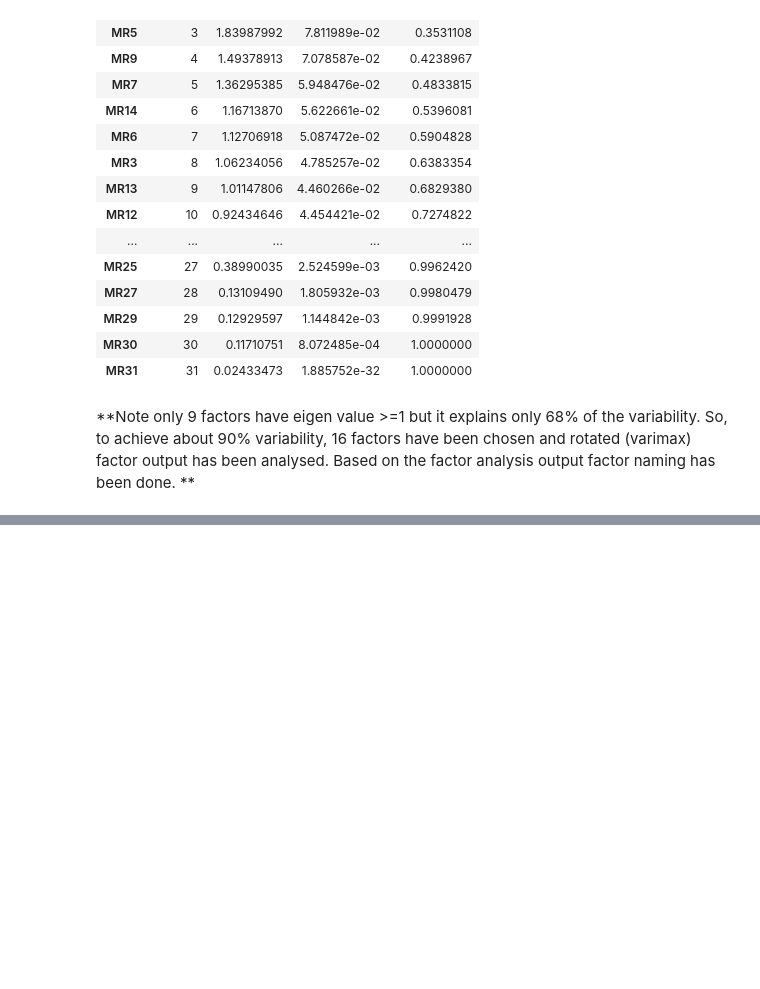
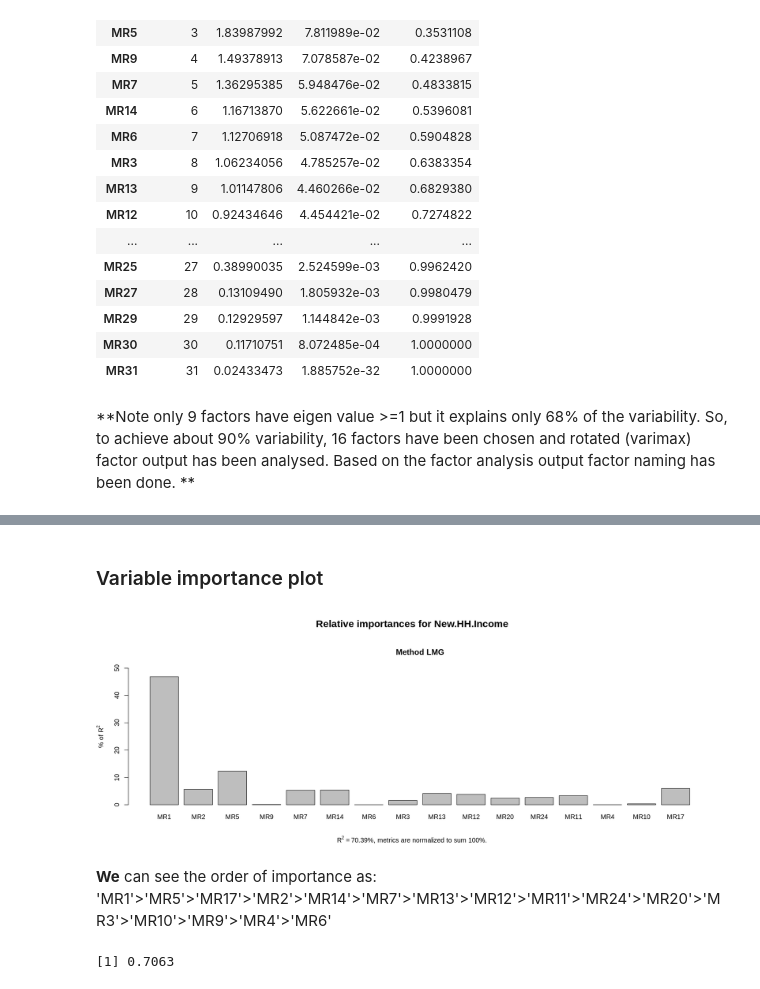
Before and after one commit to prakashsukhwal/Financial-Analytics-GARCH-Factor-Analysis-and-RNN-Models-, a Jupyter notebook: FA_sol_R_translation.ipynb, the cells around one changed output, grey strips where cells are left out. Drawn from its saved outputs; the diff is of its cells as text; code cells hidden in the pictures; blank space fills up the shorter version.

```diff
--- a/FA_sol_R_translation.ipynb
+++ b/FA_sol_R_translation.ipynb
@@ -264,8 +267,8 @@ table(sapply(dt, class))
 # use the 31 numeric vars for factor analysis
 # remove the raw and transformed target
 dt_num = dt %>%
-         select(where(is.numeric))%>%
-         select(-c(HH.Income, Total.Household.Income))
+         dplyr::select(where(is.numeric))%>%
+         dplyr::select(-c(HH.Income, Total.Household.Income))
 table(sapply(dt_num, class))
 # %% [output]
 integer
@@ -358,0 +365,13 @@ A data.frame: 31 × 16
+# %%
+#obtain factor scores
+fs = factor.scores(dt_num, fa.none)
+#get the columns of factor scores for each case
+fs = fs$scores
+#append factor scores to dataset
+dt_num_fa = cbind(dt_num, fs)
+# also add the new HH Income column
+old.Income = dt$Total.Household.Income
+New.HH.Income = dt$HH.Income
+dt_num_fa = cbind(dt_num_fa, New.HH.Income,old.Income)
+
+head(dt_num_fa, 4)
@@ -358,0 +419,3 @@ A data.frame: 31 × 16
+# %%
+dt_num_fa = dt_num_fa %>%
+dplyr::select(cols)
@@ -358,0 +448,3 @@ A data.frame: 31 × 16
+# %%
+lm_mod = lm(New.HH.Income ~ . -old.Income , data = dt_num_fa)
+summary(lm_mod)
@@ -358,0 +479,2 @@ A data.frame: 31 × 16
+# %% [markdown]
+### Variable importance plot
@@ -358,0 +484,20 @@ A data.frame: 31 × 16
+# %%
+plot(calc.relimp(lm_mod,rela=TRUE))
+# %% [output]
+[figure, added]
+# %% [markdown]
+**We** can see the order of importance as: 'MR1'>'MR5'>'MR17'>'MR2'>'MR14'>'MR7'>'MR13'>'MR12'>'MR11'>'MR24'>'MR20'>'MR3'>'MR10'>'MR9'>'MR4'>'MR6'
+# %%
+# test the learned model on test data
+
+predictTest = predict(lm_mod, newdata=test_set)
+
+# compute R2
+SSE = sum((test_set$New.HH.Income - predictTest)^2)
+
+SST = sum((test_set$New.HH.Income - mean(train_set$New.HH.Income))^2)
+
+R_Sq= 1 - (SSE / SST)
+round(R_Sq,4)
+# %% [output]
+[1] 0.7063
```
Also changed, not shown: parts of 16 cells of this notebook.
